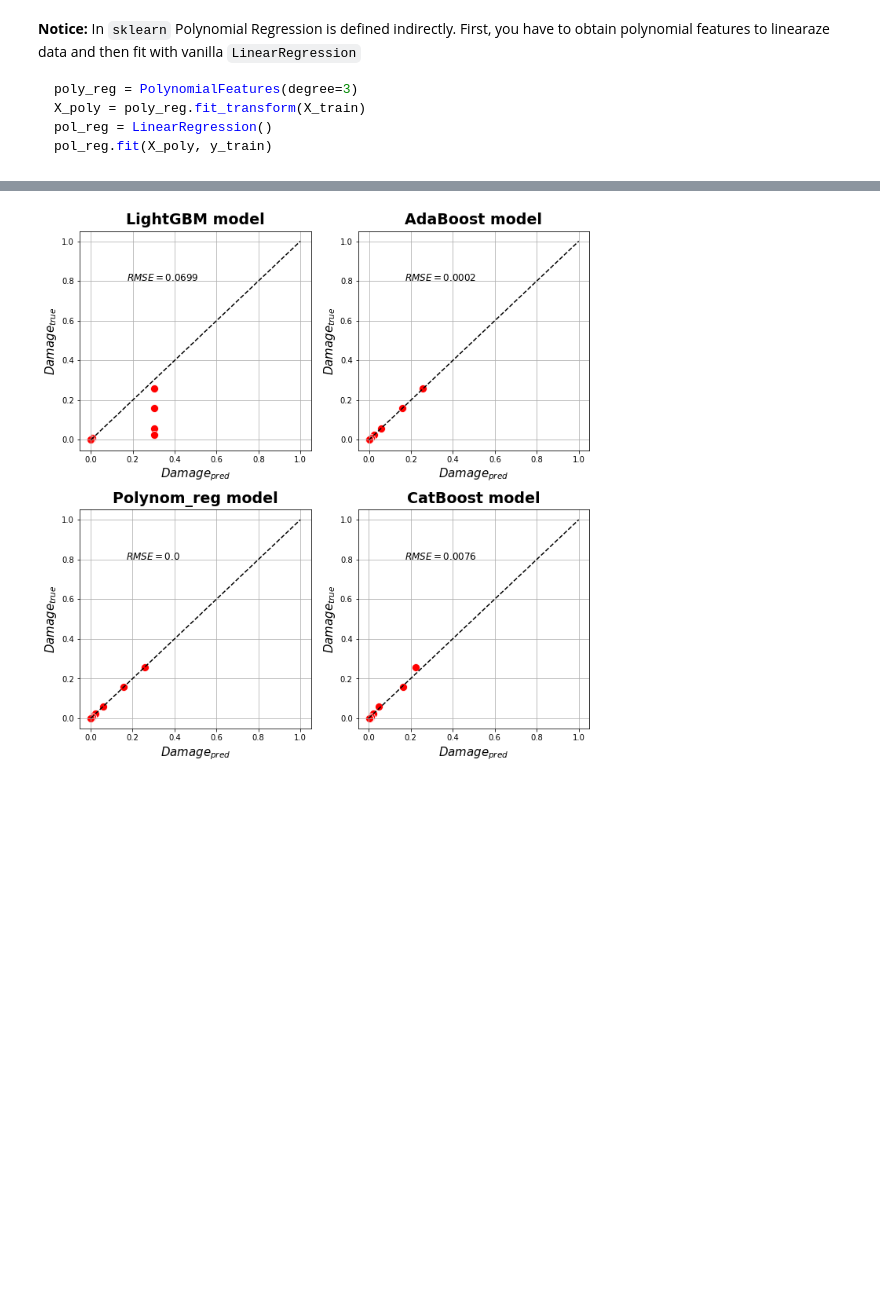
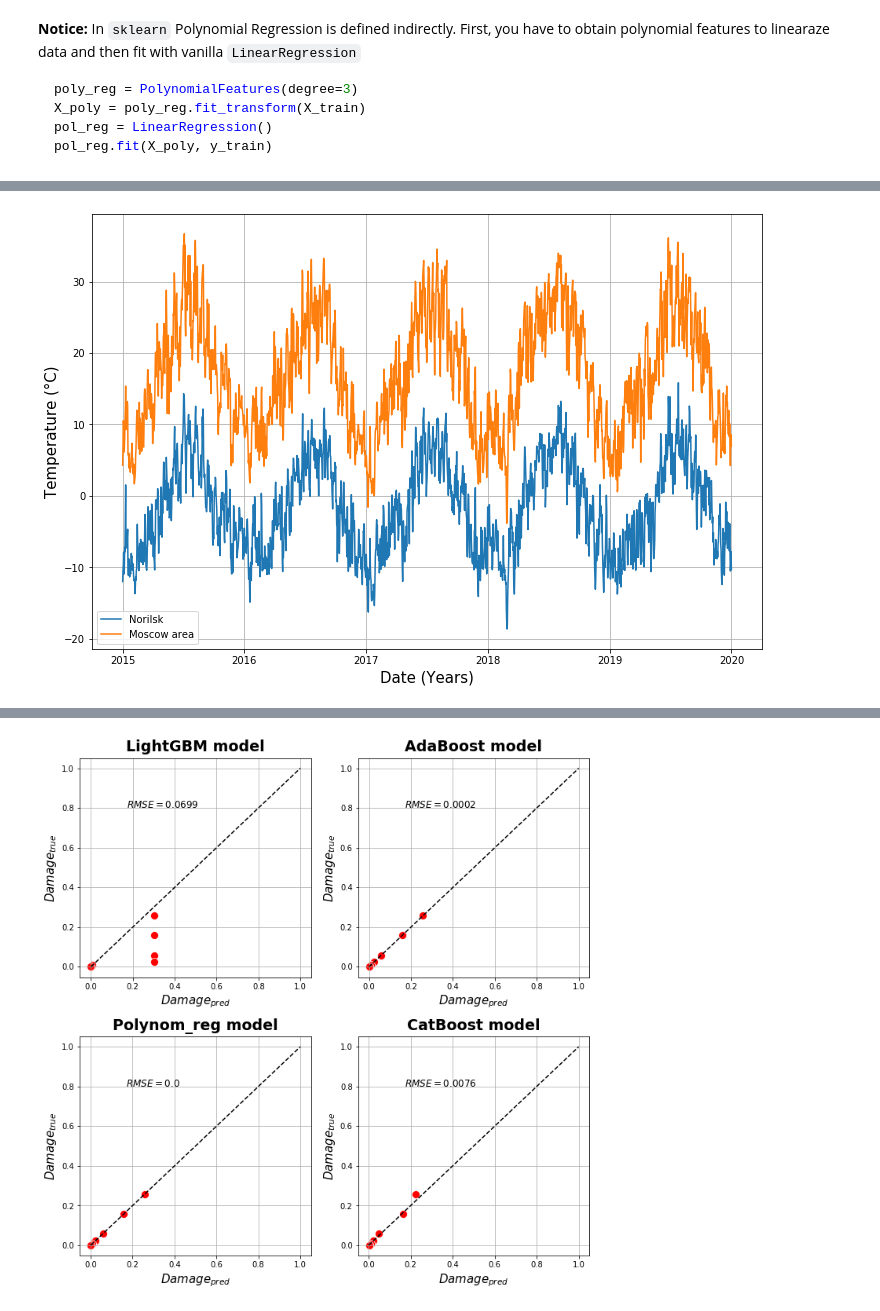
Before and after one commit to raevskymichail/ciam_ml_model, a Jupyter notebook: stacked_model_by_zone.ipynb, the cells around one changed output, grey strips where cells are left out. Saved outputs shown, nothing was run; the diff lists cells and outputs as text; code cells hidden in the pictures; blank space fills up the shorter version.

```diff
--- a/stacked_model_by_zone.ipynb
+++ b/stacked_model_by_zone.ipynb
@@ -172,0 +96,18 @@ Warning: less than 75% gpu memory available for training. Free: 5967.1875 Total:
+# %%
+fig, ax = plt.subplots(1, 1, figsize=(12, 8))
+
+ax = ax or plt.gca()
+
+# ax.set_title('Median air temperarute', y=1.01, fontsize=19, fontweight='bold')
+ax.plot(df.loc[:, ['Norilsk_Temp_avg', 'Moscow_Temp_avg']])
+# ax.plot(np.arange(0, 1.1, 0.1), np.arange(0, 1.1, 0.1), color='black', linestyle='dashed')
+
+# ax.text(text_x_pos, text_y_pos, f'$RMSE={round(rmse, 4)}$', fontsize=12, fontweight='bold')
+ax.set_ylabel('Temperature (°C)', fontsize = 15)
+ax.set_xlabel('Date (Years)', fontsize = 15)
+ax.legend(['Norilsk', 'Moscow area'])
+ax.grid()
+fig.savefig('exploit_conds_temps.png')
+fig.show()
+# %% [output]
+[figure, added]
```
Also changed, not shown: parts of 40 cells of this notebook, 32 other files.
